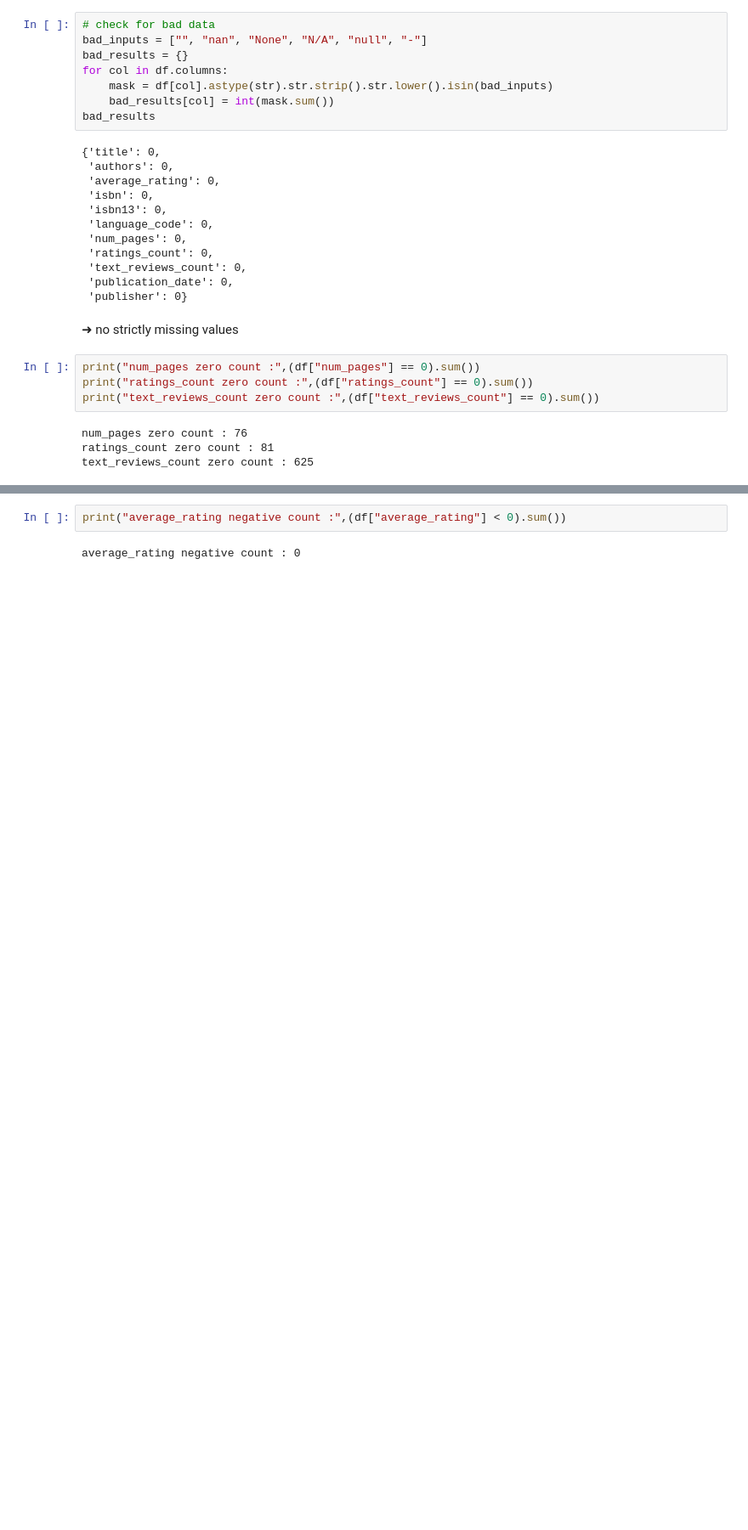
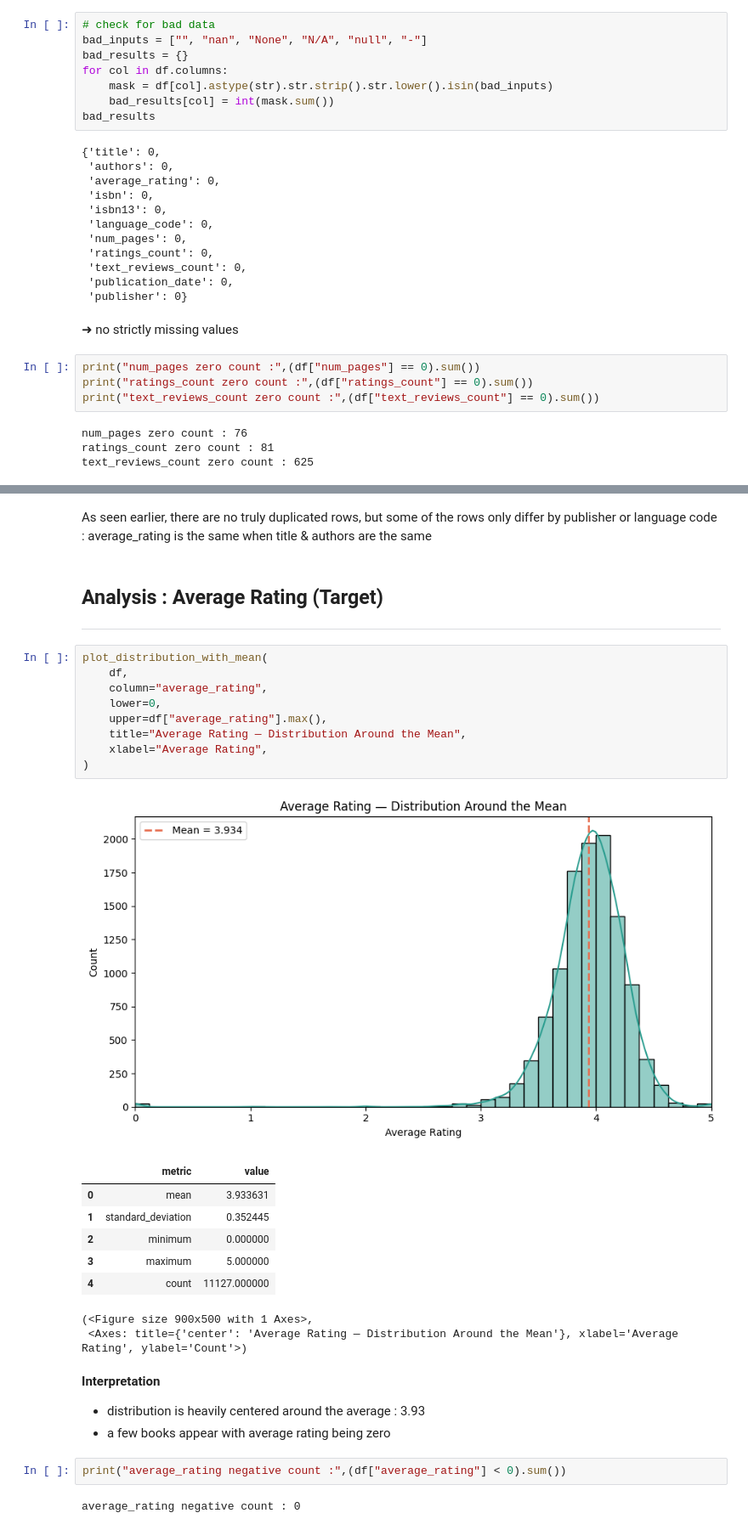
Before and after one commit to hyougo/Goodreads_Ratings_ML, a Jupyter notebook: notebooks/book_rating_pipeline_hugo.ipynb, the cells around one changed output, grey strips where cells are left out. Shown at 85% size. Drawn from its saved outputs; the diff is of its cells as text; blank space fills up the shorter version.

```diff
--- a/notebooks/book_rating_pipeline_hugo.ipynb
+++ b/notebooks/book_rating_pipeline_hugo.ipynb
@@ -203,3 +309,31 @@ text_reviews_count = 0 ➜ could be an actual signal, keep
+# %% [markdown]
+As seen earlier, there are no truly duplicated rows, but some of the rows only differ by publisher or language code : average_rating is the same when title & authors are the same
+# %% [markdown]
+## Analysis : Average Rating (Target)
+-----------
+# %%
+plot_distribution_with_mean(
+    df,
+    column="average_rating",
+    lower=0,
+    upper=df["average_rating"].max(),
+    title="Average Rating — Distribution Around the Mean",
+    xlabel="Average Rating",
+)
+# %% [output]
+[figure, added]
+|  | metric | value |
+| 0 | mean | 3.933631 |
+| 1 | standard_deviation | 0.352445 |
+| 2 | minimum | 0.000000 |
+| 3 | maximum | 5.000000 |
+| 4 | count | 11127.000000 |
+(<Figure size 900x500 with 1 Axes>,
+ <Axes: title={'center': 'Average Rating — Distribution Around the Mean'}, xlabel='Average Rating', ylabel='Count'>)
+# %% [markdown]
+**Interpretation**
+- distribution is heavily centered around the average : 3.93
+- a few books appear with average rating being zero
 # %%
 print("average_rating negative count :",(df["average_rating"] < 0).sum())
 # %% [output]
```
Also changed, not shown: parts of 34 cells of this notebook.
